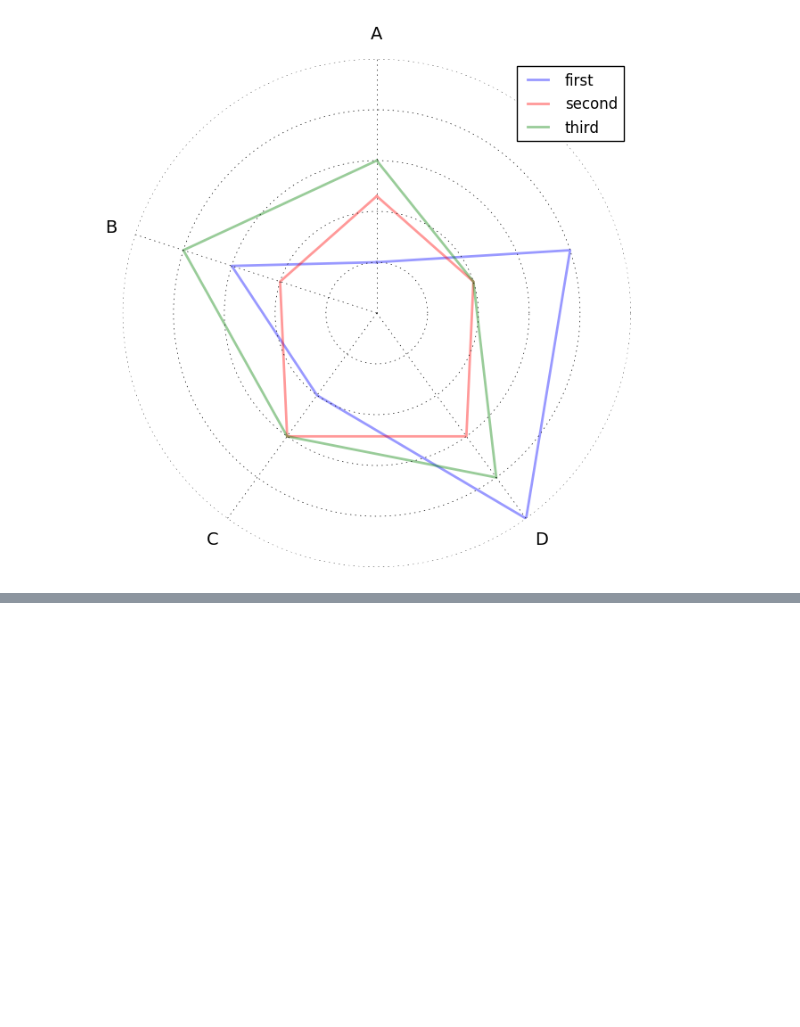
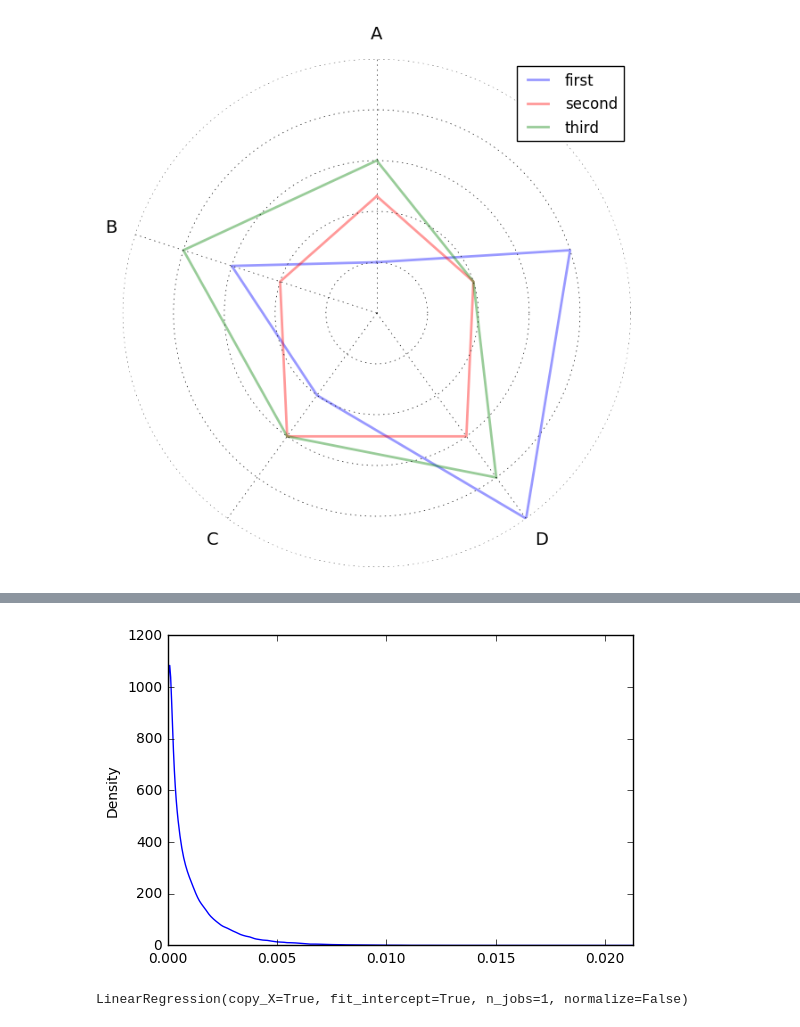
Before and after one commit to hernamesbarbara/r6stats, a Jupyter notebook: notebooks/Rainbow Six Siege.ipynb, the cells around one changed output, grey strips where cells are left out. Saved outputs shown, nothing was run; the diff lists cells and outputs as text; code cells hidden in the pictures; blank space fills up the shorter version.

```diff
--- a/notebooks/Rainbow Six Siege.ipynb
+++ b/notebooks/Rainbow Six Siege.ipynb
@@ -161,0 +101,8 @@ print ps4_ranked_stats_norm.shape
+# %%
+def normalize_dataframe(frame, sep="."):
+    values = preprocessing.normalize(frame, axis=0)
+    columns = frame.columns + sep + "norm"
+    return pd.DataFrame(values, columns=columns)
+# %%
+ps4_ranked_stats_norm = normalize_dataframe(ps4_ranked_stats)
+ps4_ranked_stats_norm.head()
@@ -161,0 +138,7 @@ print ps4_ranked_stats_norm.shape
+# %%
+xmin = ps4_ranked_stats_norm['stats.ranked.kills.norm'].min()
+xmax = ps4_ranked_stats_norm['stats.ranked.kills.norm'].max()
+ps4_ranked_stats_norm['stats.ranked.kills.norm'].plot(kind='density', xlim=(xmin, xmax))
+plt.show()
+# %% [output]
+[figure, added]
@@ -161,0 +160,4 @@ print ps4_ranked_stats_norm.shape
+# %%
+lm.fit(y_train, X_train)
+# %% [output]
+LinearRegression(copy_X=True, fit_intercept=True, n_jobs=1, normalize=False)
```
Also changed, not shown: parts of 23 cells of this notebook.
